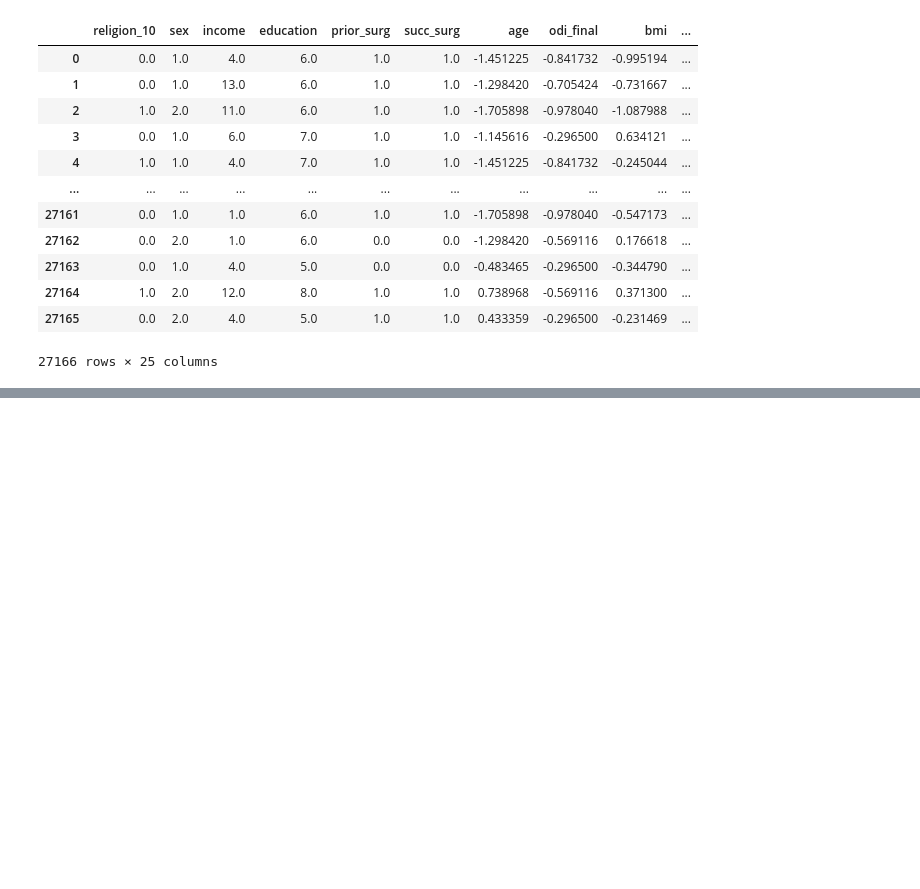
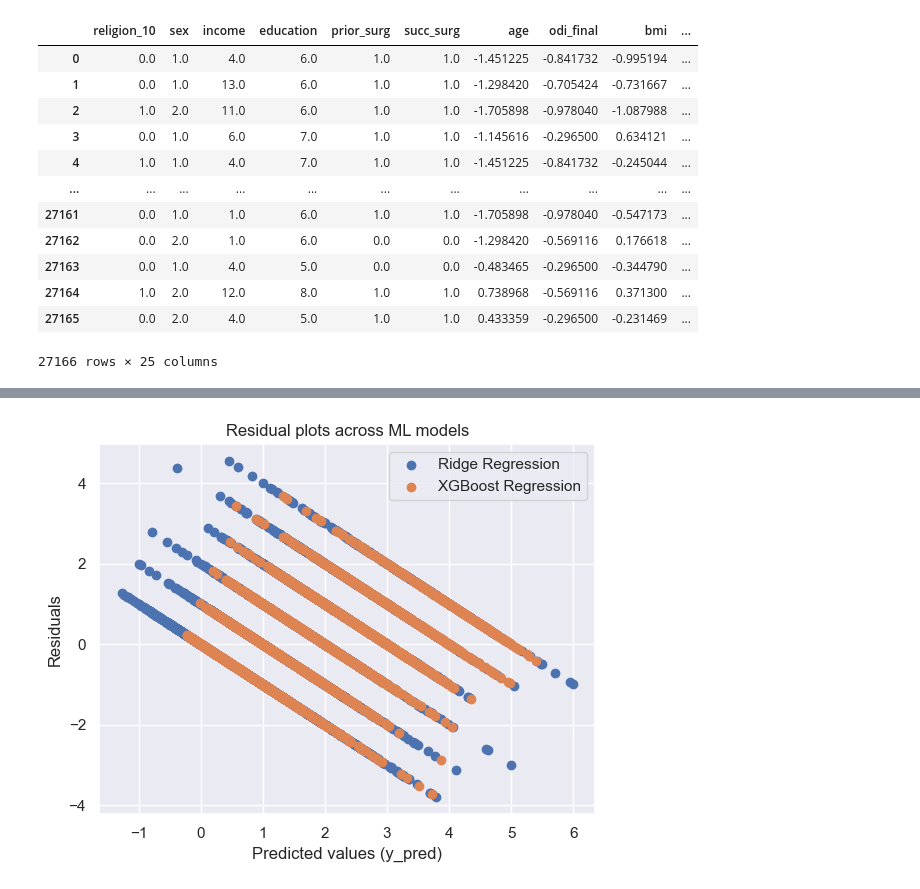
Before and after one commit to evanyfyip/vm-spinal-risk, a Jupyter notebook: vm-spinal-risk/notebooks/step2_ml_pipeline_choice_model.ipynb, the cells around one changed output, grey strips where cells are left out. Cells and saved outputs as stored; diff of their text form; code cells hidden in the pictures; blank space fills up the shorter version.

```diff
--- a/vm-spinal-risk/notebooks/step2_ml_pipeline_choice_model.ipynb
+++ b/vm-spinal-risk/notebooks/step2_ml_pipeline_choice_model.ipynb
@@ -251,24 +242,12 @@ plt.show()
-# %%
-for model_name, y_pred in predictions.items():
-    if model_name in ['XGBoost Regression', 'Gradient Boosting Regression', 'SVM Regression']:
-        plt.scatter(y_test, y_pred, label=model_name)
-
-plt.xlabel('Actual Values (y_test)')
-plt.ylabel('Predicted Values')
-plt.title('Model Predictions vs. Actual Values')
-plt.legend()
-plt.grid(True)
-plt.xlim([0.4, 0.8])
-plt.ylim([0.4, 0.8])
-plt.show()
 # %%
 for model_name, y_pred in predictions.items():
-    if model_name not in []:
-        plt.scatter(y_pred, y_test - y_pred, label=model_name)
+    plt.scatter(y_pred, y_test - y_pred, label=model_name)
 
 plt.xlabel('Predicted values (y_pred)')
 plt.ylabel('Residuals')
 plt.title('Residual plots across ML models')
 plt.legend()
 plt.grid(True)
 plt.show()
+# %% [output]
+[figure, added]
```
Also changed, not shown: parts of 20 cells of this notebook.
